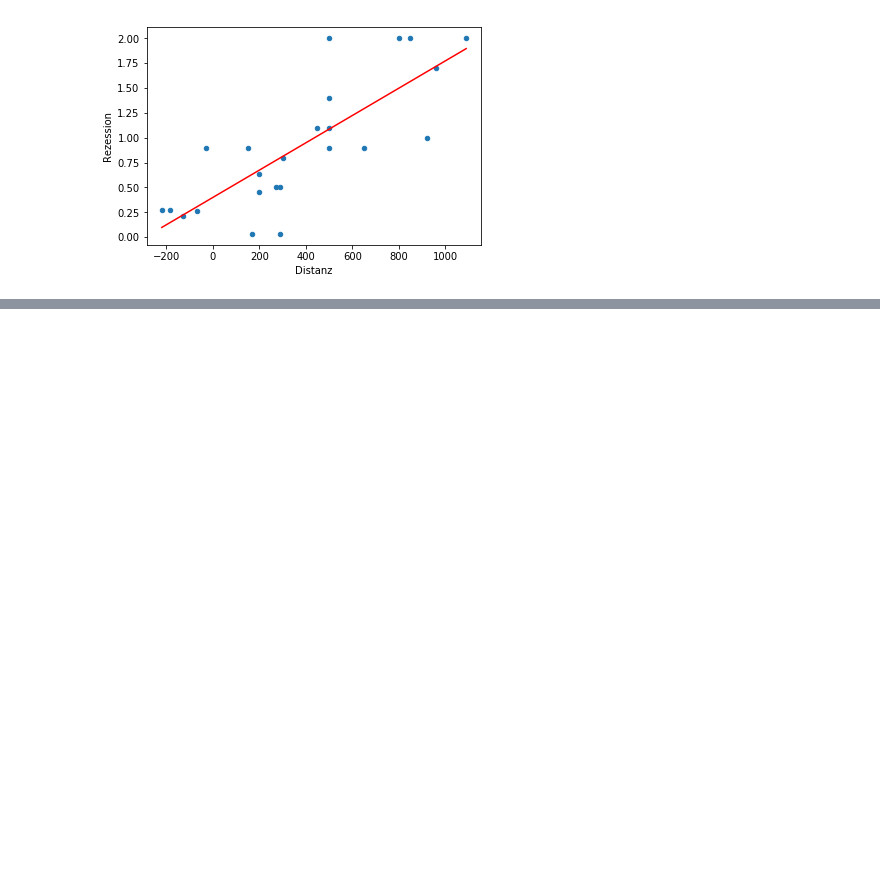
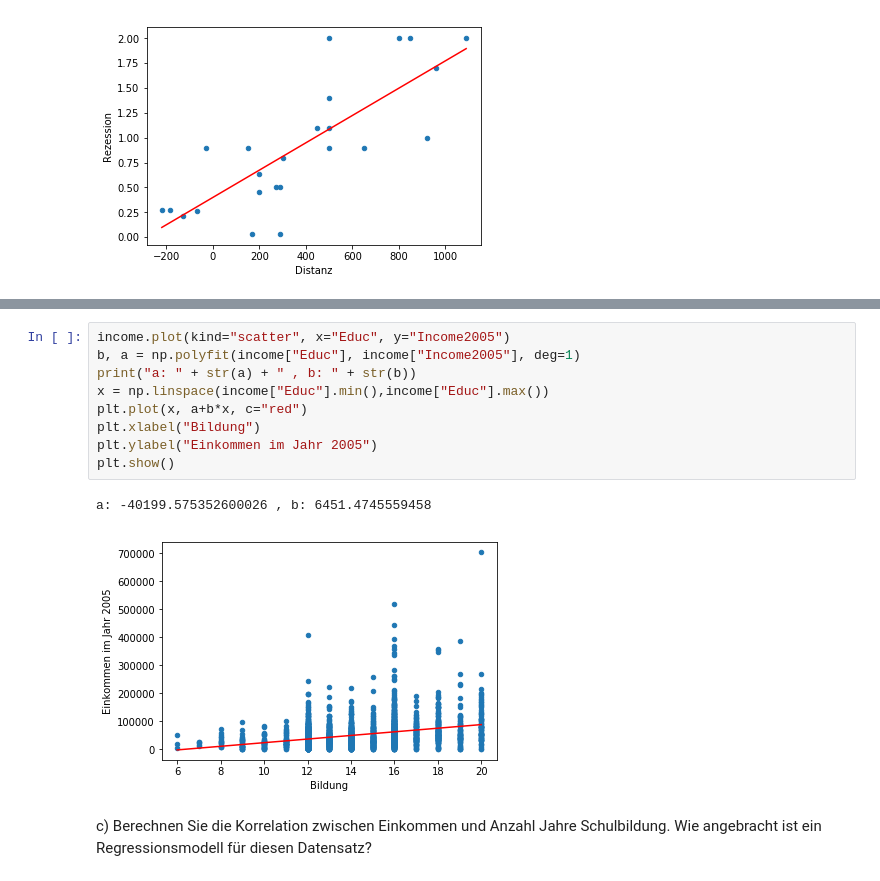
Before and after one commit to KilnOfTheSecondFlame/STAT_HS18_Exercises, a Jupyter notebook: 02_Exercise02/Exercise02.ipynb, the cells around one changed output, grey strips where cells are left out. Cells and saved outputs as stored; diff of their text form; blank space fills up the shorter version.

```diff
--- a/02_Exercise02/Exercise02.ipynb
+++ b/02_Exercise02/Exercise02.ipynb
@@ -185,0 +274,14 @@ plt.show()
+# %%
+income.plot(kind="scatter", x="Educ", y="Income2005")
+b, a = np.polyfit(income["Educ"], income["Income2005"], deg=1)
+print("a: " + str(a) + " , b: " + str(b))
+x = np.linspace(income["Educ"].min(),income["Educ"].max())
+plt.plot(x, a+b*x, c="red")
+plt.xlabel("Bildung")
+plt.ylabel("Einkommen im Jahr 2005")
+plt.show()
+# %% [output]
+a: -40199.575352600026 , b: 6451.4745559458
+[figure, added]
+# %% [markdown]
+c) Berechnen Sie die Korrelation zwischen Einkommen und Anzahl Jahre Schulbildung. Wie angebracht ist ein Regressionsmodell für diesen Datensatz?
```
Also changed, not shown: parts of 27 cells of this notebook, 2 other files.
